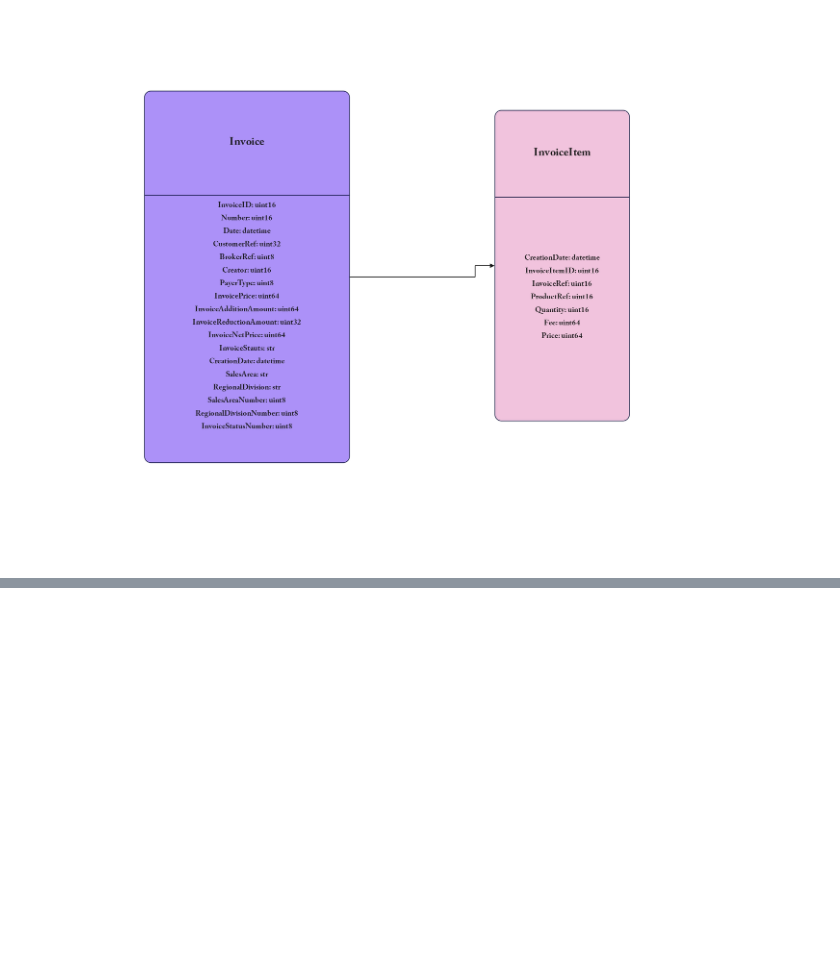
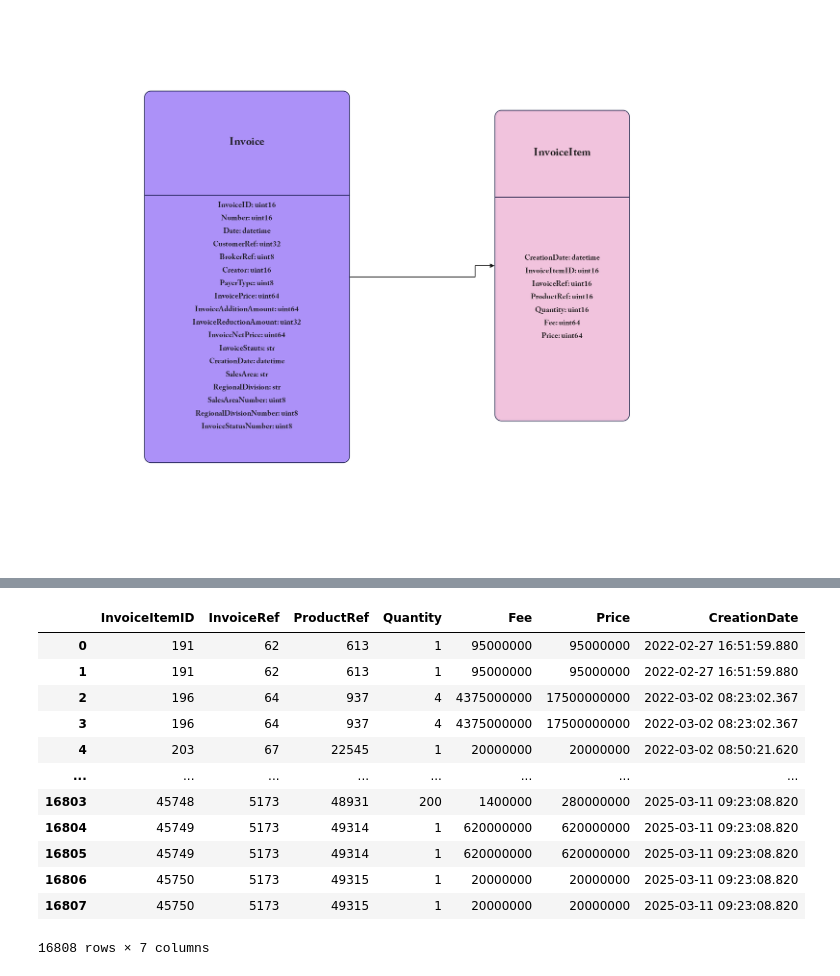
Before and after one commit to mahiiit79/SLSProject, a Jupyter notebook: projcet.ipynb, the cells around one changed output, grey strips where cells are left out. Saved outputs shown, nothing was run; the diff lists cells and outputs as text; code cells hidden in the pictures; blank space fills up the shorter version.

```diff
--- a/projcet.ipynb
+++ b/projcet.ipynb
@@ -311,0 +367,17 @@ Image(filename='UML.jpg')
+# %%
+InvoiceItem = pd.read_csv('invoice_items.csv')
+InvoiceItem
+# %% [output]
+|  | InvoiceItemID | InvoiceRef | ProductRef | Quantity | Fee | Price | CreationDate |
+| 0 | 191 | 62 | 613 | 1 | 95000000 | 95000000 | 2022-02-27 16:51:59.880 |
+| 1 | 191 | 62 | 613 | 1 | 95000000 | 95000000 | 2022-02-27 16:51:59.880 |
+| 2 | 196 | 64 | 937 | 4 | 4375000000 | 17500000000 | 2022-03-02 08:23:02.367 |
+| 3 | 196 | 64 | 937 | 4 | 4375000000 | 17500000000 | 2022-03-02 08:23:02.367 |
+| 4 | 203 | 67 | 22545 | 1 | 20000000 | 20000000 | 2022-03-02 08:50:21.620 |
+| ... | ... | ... | ... | ... | ... | ... | ... |
+| 16803 | 45748 | 5173 | 48931 | 200 | 1400000 | 280000000 | 2025-03-11 09:23:08.820 |
+| 16804 | 45749 | 5173 | 49314 | 1 | 620000000 | 620000000 | 2025-03-11 09:23:08.820 |
+| 16805 | 45749 | 5173 | 49314 | 1 | 620000000 | 620000000 | 2025-03-11 09:23:08.820 |
+| 16806 | 45750 | 5173 | 49315 | 1 | 20000000 | 20000000 | 2025-03-11 09:23:08.820 |
+| 16807 | 45750 | 5173 | 49315 | 1 | 20000000 | 20000000 | 2025-03-11 09:23:08.820 |
+16808 rows × 7 columns
```
Also changed, not shown: parts of 2 cells of this notebook, 1 other file.
